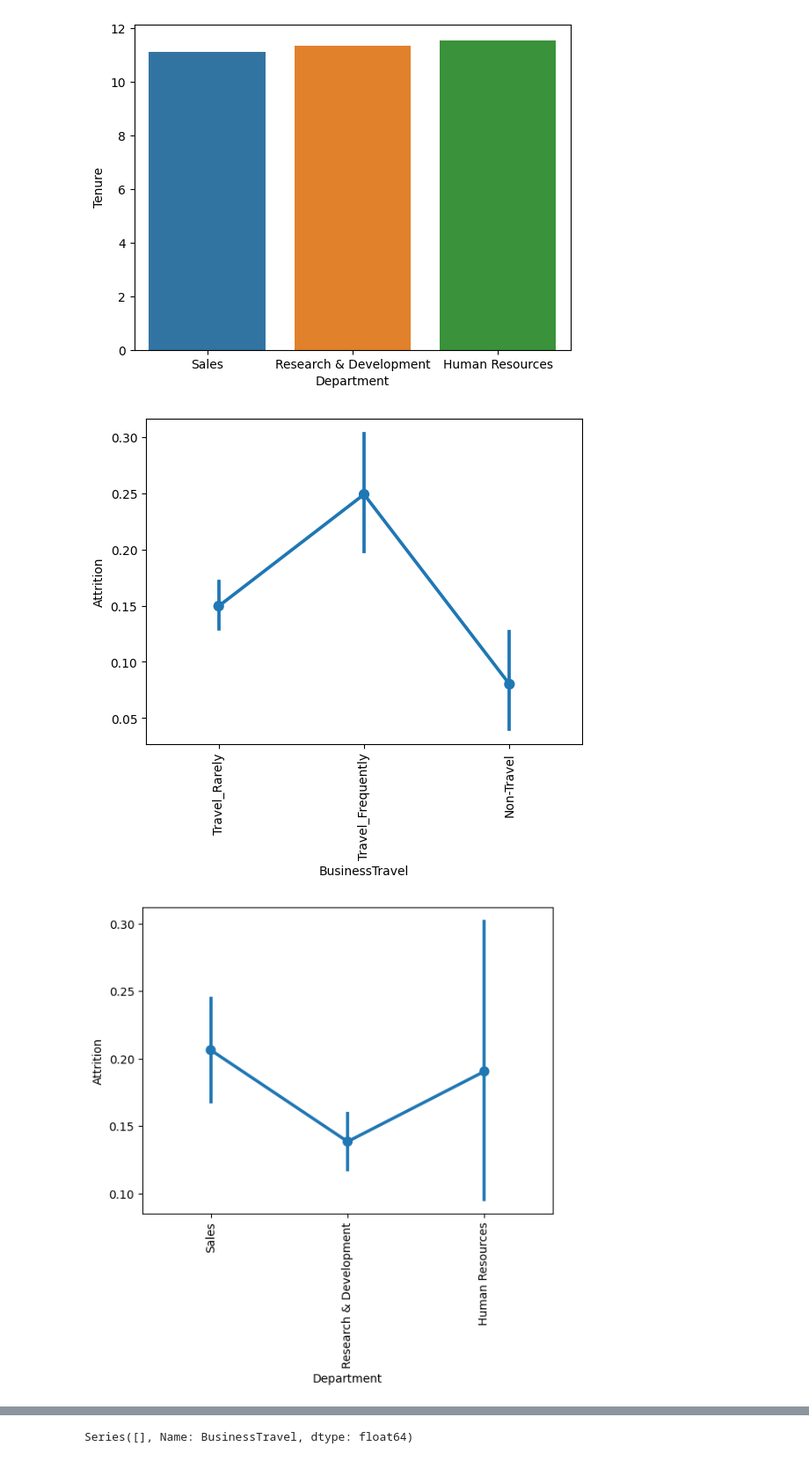
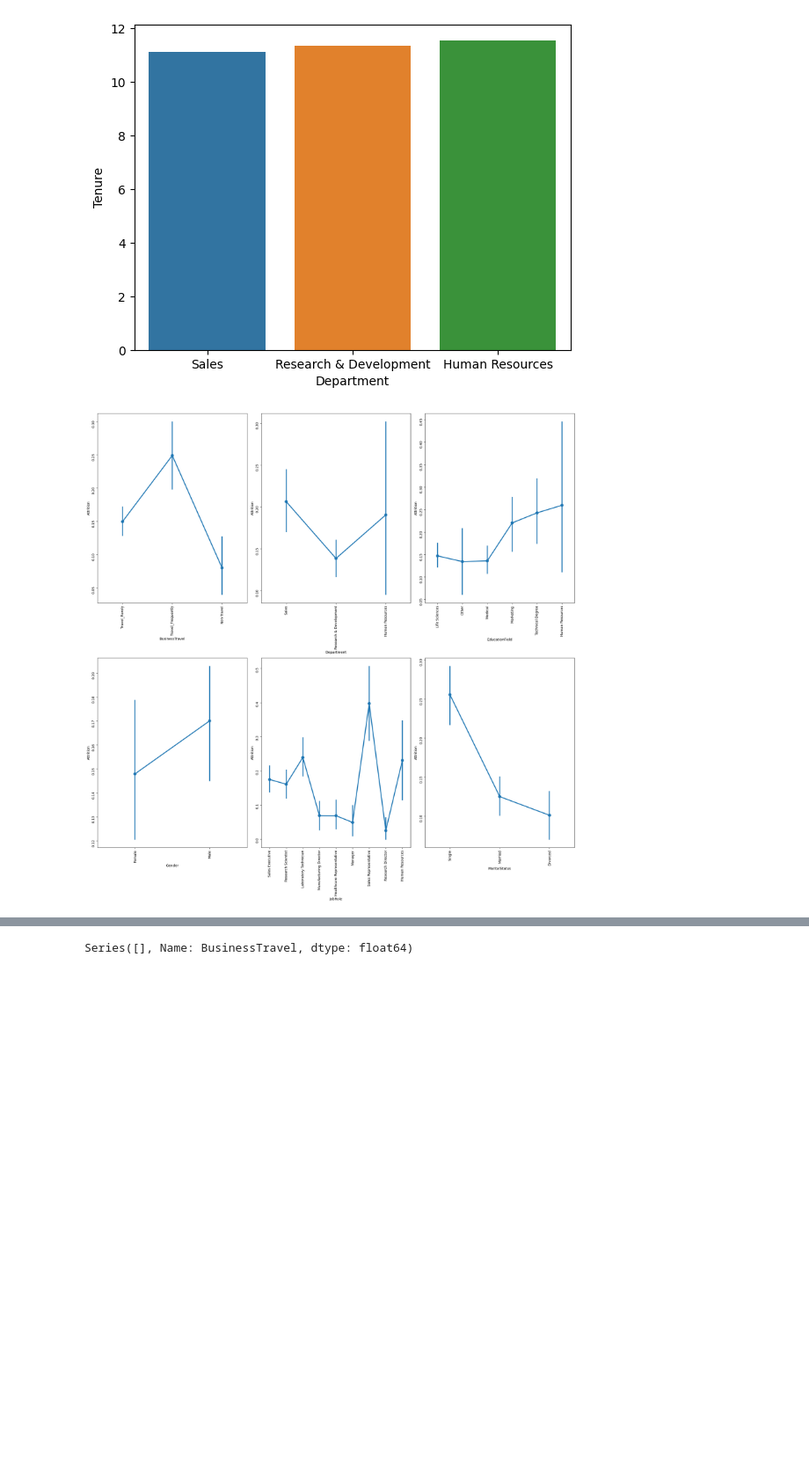
Before and after one commit to GoncaloJoseMoura/Projects, a Jupyter notebook: HR/HR_Attrition.ipynb, the cells around one changed output, grey strips where cells are left out. Shown at 88% size. Drawn from its saved outputs; the diff is of its cells as text; code cells hidden in the pictures; blank space fills up the shorter version.

Commit message:
Changes to plot layout

```diff
--- a/HR/HR_Attrition.ipynb
+++ b/HR/HR_Attrition.ipynb
@@ -354,13 +354,17 @@ plt.show()
 [figure]
 # %%
 # looking at the target mean for each categorical variable before we encode them
-# people that travel_frequently, are single and are from sales tend to have a higher attrition
+# people that travel_frequently, are single and are from sales (or are sales representatives) tend to have a higher attrition
+
 cat_vars = df.select_dtypes('O').columns
 
-for var in cat_vars:
-    sns.pointplot(x= df[var], y = df['Attrition'])
-    plt.xticks(rotation=90)
-    plt.show()
+fig, axes = plt.subplots(2, 3, figsize= (20, 20))
+axes = axes.ravel()
+
+for index, var in enumerate(cat_vars):
+    sns.pointplot(x= df[var], y = df['Attrition'], ax=axes[index])
+    axes[index].tick_params(labelrotation=90)
+
+plt.tight_layout()
 # %% [output]
-[figure, old version]
+[figure, new version]
-[figure, removed]
```
Also changed, not shown: parts of 1 cell of this notebook.
